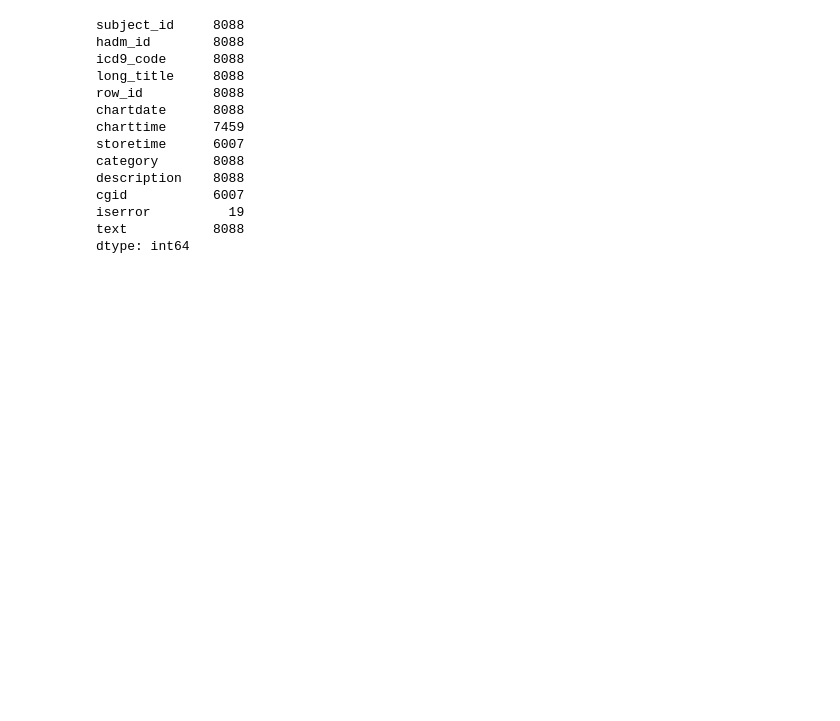
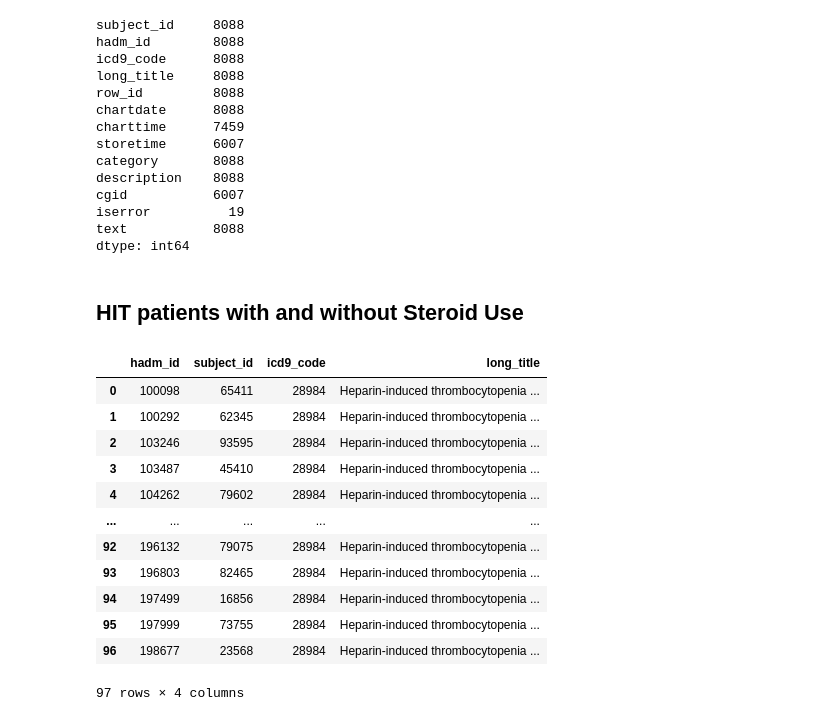
Before and after one commit to anaeliaovalle/mimic3_research, a Jupyter notebook: MIMIC3 Project.ipynb, the cells around one changed output. Drawn from its saved outputs; the diff is of its cells as text; code cells hidden in the pictures; blank space fills up the shorter version.

```diff
--- a/MIMIC3 Project.ipynb
+++ b/MIMIC3 Project.ipynb
@@ -756,3 +756,57 @@ text           8088
 dtype: int64
 # %%
 p_notes.to_csv('/Users/eightiesfanjan/Desktop/research/mimic3_research/p_notes.csv', index = False)
+# %% [markdown]
+## HIT patients with and without Steroid Use
+# %%
+#1,092 RECORDS
+query = query_schema + """
+
+
+SELECT
+    DISTINCT(a.hadm_id),
+    a.subject_id,
+    a.icd9_code,
+    b.long_title
+FROM
+    diagnoses_icd a
+INNER JOIN
+    (
+        SELECT
+            icd9_code, long_title
+        FROM
+             d_icd_diagnoses
+        WHERE
+            long_title like '%HIT%'
+    ) b
+ON a.icd9_code = b.icd9_code
+INNER JOIN
+    prescriptions d
+ON a.subject_id = d.subject_id
+AND a.hadm_id = d.hadm_id
+WHERE
+    LOWER(d.drug_name_generic) NOT like '%prednisone%'
+        OR
+    LOWER(d.drug) NOT like '%methylprednisolone%'
+        OR
+    LOWER(d.drug) NOT like '%dexamethasone%'
+
+
+"""
+df_hit_no_steroid = pd.read_sql_query(query,con)
+
+df_hit_no_steroid
+# %% [output]
+|  | hadm_id | subject_id | icd9_code | long_title |
+| 0 | 100098 | 65411 | 28984 | Heparin-induced thrombocytopenia ... |
+| 1 | 100292 | 62345 | 28984 | Heparin-induced thrombocytopenia ... |
+| 2 | 103246 | 93595 | 28984 | Heparin-induced thrombocytopenia ... |
+| 3 | 103487 | 45410 | 28984 | Heparin-induced thrombocytopenia ... |
+| 4 | 104262 | 79602 | 28984 | Heparin-induced thrombocytopenia ... |
+| ... | ... | ... | ... | ... |
+| 92 | 196132 | 79075 | 28984 | Heparin-induced thrombocytopenia ... |
+| 93 | 196803 | 82465 | 28984 | Heparin-induced thrombocytopenia ... |
+| 94 | 197499 | 16856 | 28984 | Heparin-induced thrombocytopenia ... |
+| 95 | 197999 | 73755 | 28984 | Heparin-induced thrombocytopenia ... |
+| 96 | 198677 | 23568 | 28984 | Heparin-induced thrombocytopenia ... |
+97 rows × 4 columns
```
Also changed, not shown: parts of 15 cells of this notebook, 2 other files.
